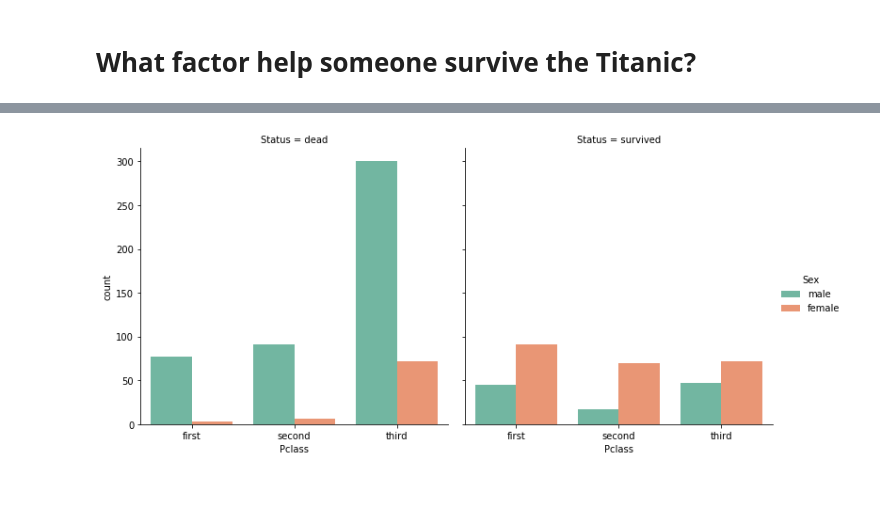
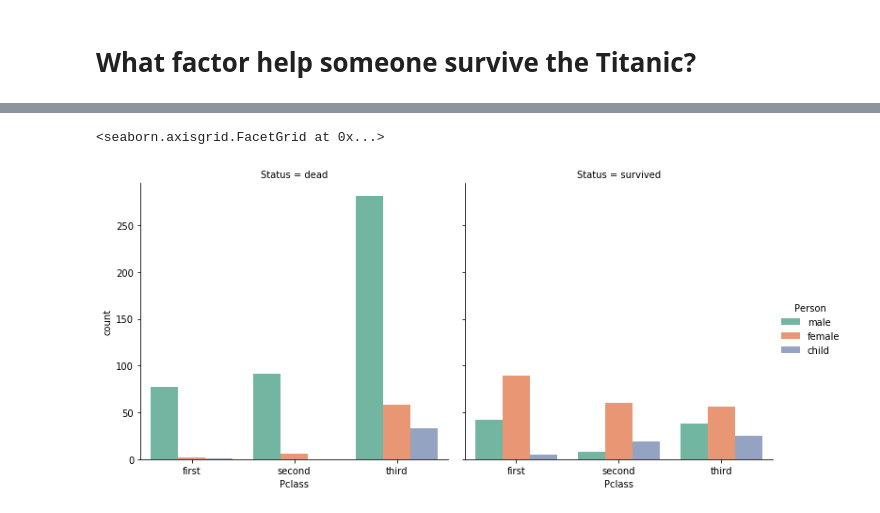
Before and after one commit to kimdang/Titanic_Machine_Learning, a Jupyter notebook: Titanic Machine Learning.ipynb, the cells around one changed output, grey strips where cells are left out. Drawn from its saved outputs; the diff is of its cells as text; code cells hidden in the pictures.

```diff
--- a/Titanic Machine Learning.ipynb
+++ b/Titanic Machine Learning.ipynb
@@ -132,6 +134,7 @@ titanic.head()
 | 3 | 4 | 1 | first | Futrelle, Mrs. Jacques Heath (Lil... | female | 35.0 | 1 | 0 | 113803 | 53.1000 | ... |
 | 4 | 5 | 0 | third | Allen, Mr. William Henry | male | 35.0 | 0 | 0 | 373450 | 8.0500 | ... |
 # %%
-fig=sns.catplot(x="Pclass", hue="Sex", col="Status", order=['first','second','third'], data=titanic, kind="count", palette='Set2')
+sns.catplot(x="Pclass", hue="Person", col="Status", order=['first','second','third'], data=titanic, kind="count", palette='Set2')
 # %% [output]
+<seaborn.axisgrid.FacetGrid at 0x...>
-[figure, old version]
+[figure, new version]
```
Also changed, not shown: parts of 8 cells of this notebook.
